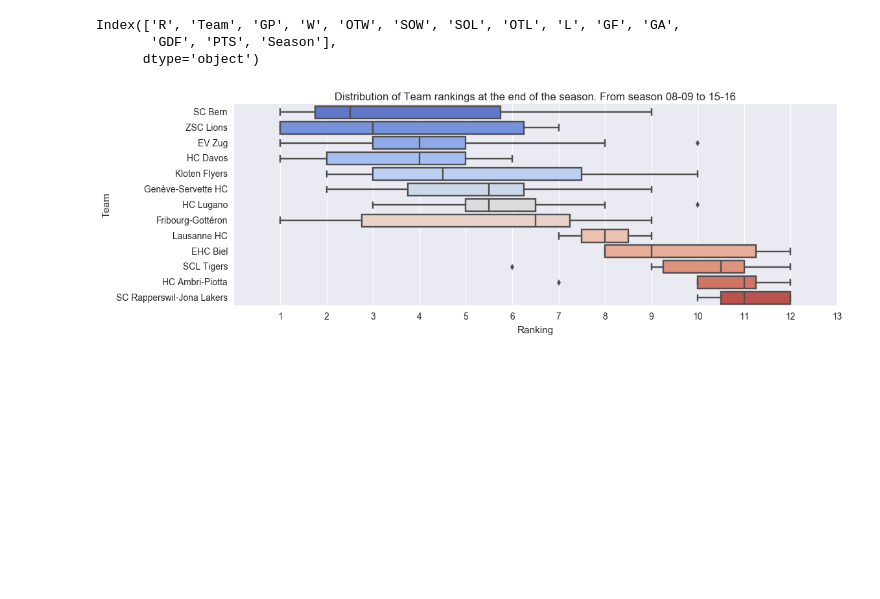
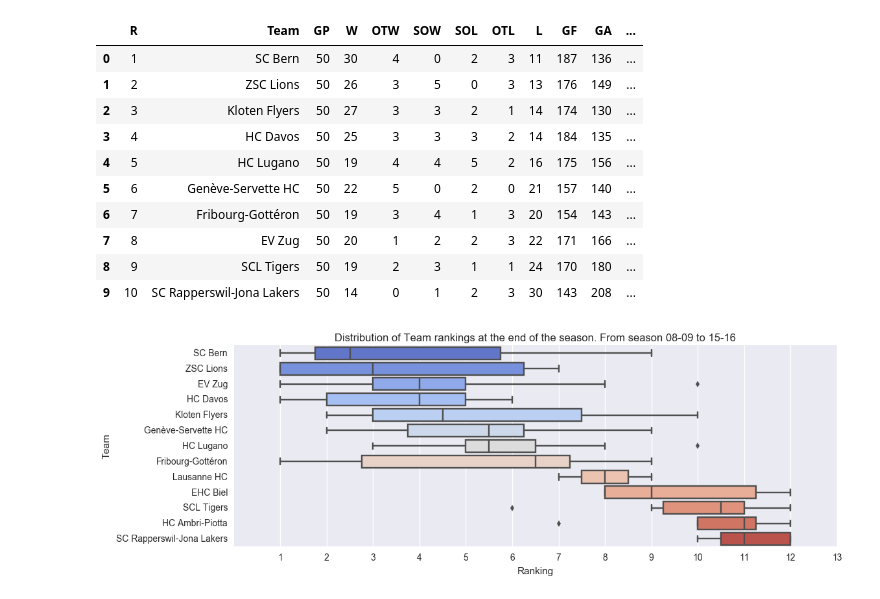
Before and after one commit to Gronlaen/swiss-ice-hockey-playoffs-prediction, a Jupyter notebook: Viz.ipynb, the cells around one changed output. Cells and saved outputs as stored; diff of their text form; code cells hidden in the pictures; blank space fills up the shorter version.

```diff
--- a/Viz.ipynb
+++ b/Viz.ipynb
@@ -8,18 +8,26 @@ sns.set()
 %matplotlib inline
 # %%
 # import data for seasonal rankings
-rankings_path = 'Data/Regular_Season/Rankings/*'
+rankings_path = 'Data/Team/Rankings/regular/*'
 df_rankings = []
 
 for file in glob.iglob(rankings_path):
     frame = pd.read_csv(file,sep=';')
-    frame['Season'] = file[29:34]
+    frame['Season'] = file[27:32]
     df_rankings.append(frame)
 df_rankings = pd.concat(df_rankings)
-df_rankings.columns
+df_rankings.head(10)
 # %% [output]
-Index(['R', 'Team', 'GP', 'W', 'OTW', 'SOW', 'SOL', 'OTL', 'L', 'GF', 'GA',
-       'GDF', 'PTS', 'Season'],
-      dtype='object')
+|  | ﻿R | Team | GP | W | OTW | SOW | SOL | OTL | L | GF | GA | ... |
+| 0 | 1 | SC Bern | 50 | 30 | 4 | 0 | 2 | 3 | 11 | 187 | 136 | ... |
+| 1 | 2 | ZSC Lions | 50 | 26 | 3 | 5 | 0 | 3 | 13 | 176 | 149 | ... |
+| 2 | 3 | Kloten Flyers | 50 | 27 | 3 | 3 | 2 | 1 | 14 | 174 | 130 | ... |
+| 3 | 4 | HC Davos | 50 | 25 | 3 | 3 | 3 | 2 | 14 | 184 | 135 | ... |
+| 4 | 5 | HC Lugano | 50 | 19 | 4 | 4 | 5 | 2 | 16 | 175 | 156 | ... |
+| 5 | 6 | Genève-Servette HC | 50 | 22 | 5 | 0 | 2 | 0 | 21 | 157 | 140 | ... |
+| 6 | 7 | Fribourg-Gottéron | 50 | 19 | 3 | 4 | 1 | 3 | 20 | 154 | 143 | ... |
+| 7 | 8 | EV Zug | 50 | 20 | 1 | 2 | 2 | 3 | 22 | 171 | 166 | ... |
+| 8 | 9 | SCL Tigers | 50 | 19 | 2 | 3 | 1 | 1 | 24 | 170 | 180 | ... |
+| 9 | 10 | SC Rapperswil-Jona Lakers | 50 | 14 | 0 | 1 | 2 | 3 | 30 | 143 | 208 | ... |
 # %%
 # helper to sort plots by median rank/pts
```
Also changed, not shown: parts of 7 cells of this notebook.
